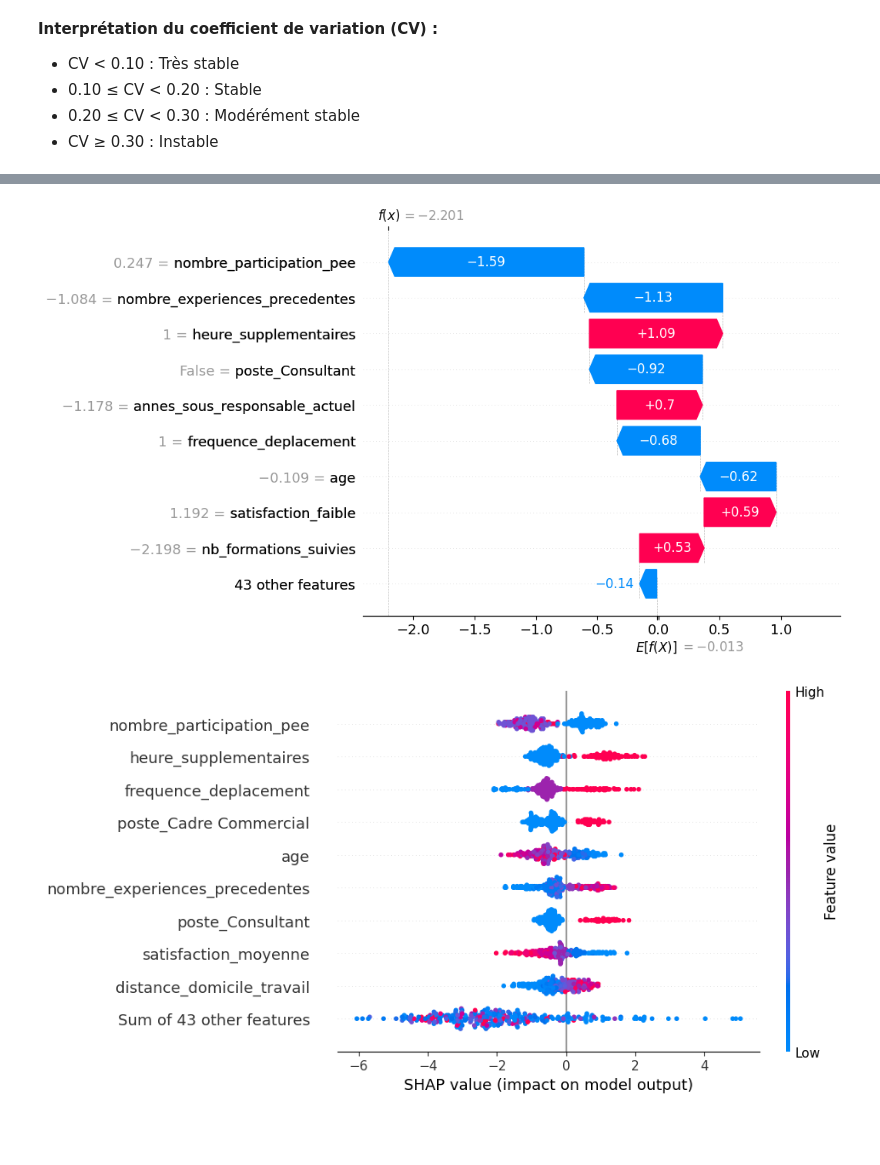
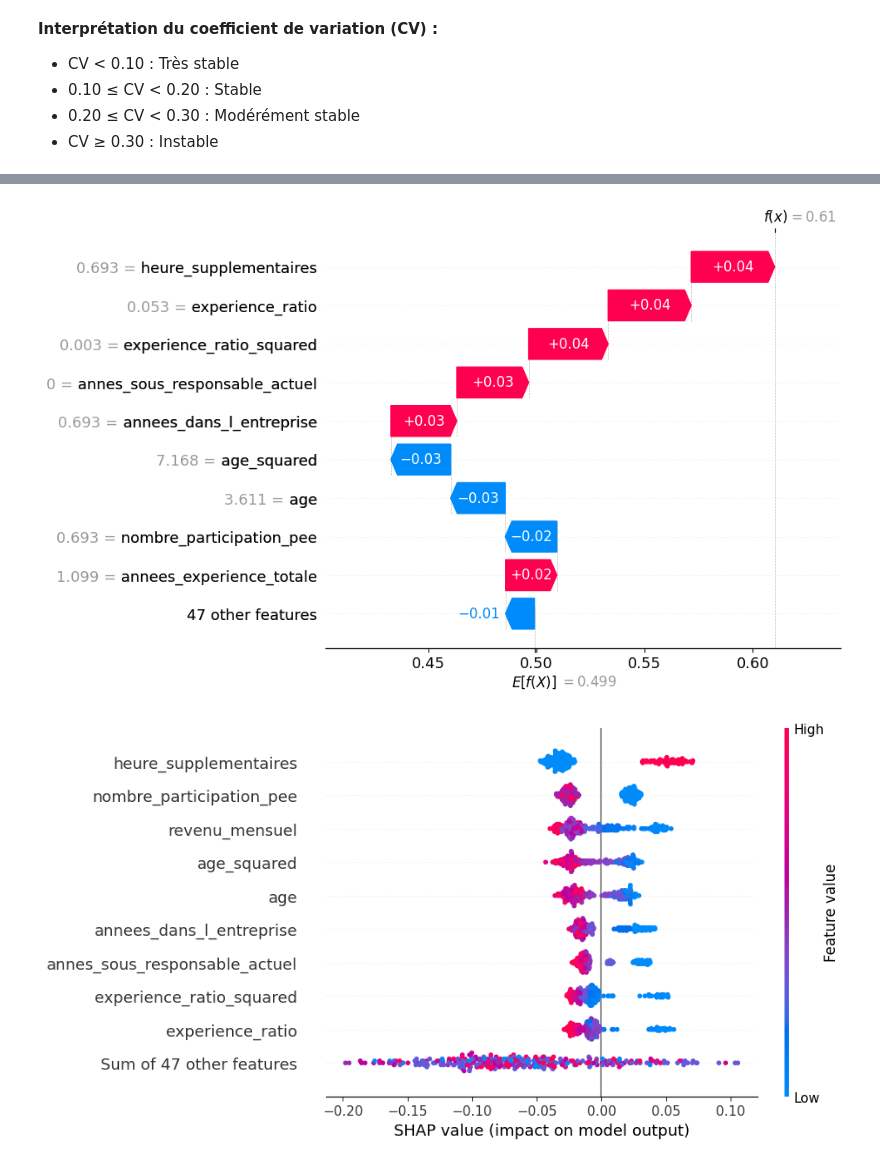
Before and after one commit to Christophe-Ringot/projet_04_OC, a Jupyter notebook: main.ipynb, the cells around one changed output, grey strips where cells are left out. Drawn from its saved outputs; the diff is of its cells as text; code cells hidden in the pictures; blank space fills up the shorter version.

```diff
--- a/main.ipynb
+++ b/main.ipynb
@@ -741,5 +801,5 @@ for model_name in ['Logistic Regression', 'Random Forest', 'XGBoost']:
 # %%
-fig, axes = plt.subplots(1, 3, figsize=(18, 6))
+fig, axes = plt.subplots(1, 2, figsize=(12, 6))
 
 colors = ['#2E8B57', '#FF6B6B', '#4ECDC4']
 models = ['Logistic Regression', 'Random Forest', 'XGBoost']
@@ -792,23 +852,6 @@ ax.set_xticklabels([name.replace(' ', '\n') for name in model_names], fontsize=9
 ax.legend(loc='upper right', fontsize=9)
 ax.grid(True, alpha=0.3)
 
-ax = axes[2]
-
-folds = list(range(1, 11))
-
-for i, model in enumerate(models):
-    model_scores = cv_df[cv_df['model'] == model]['fbeta_score'].tolist()
-    ax.plot(folds, model_scores, 'o-', linewidth=3, markersize=8,
-            color=colors[i], label=model, markerfacecolor='white',
-            markeredgewidth=2, markeredgecolor=colors[i])
-
-ax.set_xlabel('Numéro du Fold')
-ax.set_ylabel('F-Beta Score')
-ax.set_title('Performances par Fold', fontweight='bold')
-ax.set_xticks(folds)
-ax.legend(loc='best', fontsize=9)
-ax.grid(True, alpha=0.3)
-
 plt.tight_layout()
 plt.show()
 # %% [output]
@@ -1074,29 +1215,61 @@ plt.show()
 # %%
+numerical_cols = X_train.select_dtypes(include=[np.number]).columns.tolist()
+categorical_cols = X_train.select_dtypes(exclude=[np.number]).columns.tolist()
+
+num_feature_names = [f"{col}" for col in numerical_cols]
+
+cat_feature_names = []
+for col in categorical_cols:
+    unique_values = sorted(X_train[col].unique())
+
+    for val in unique_values[1:]:
+        cat_feature_names.append(f"{col}_{val}")
+
+all_feature_names = num_feature_names + cat_feature_names
+
+n_features = X_test_tree.shape[1]
+if len(all_feature_names) != n_features:
+    if len(all_feature_names) < n_features:
+        all_feature_names += [f"feature_{i}" for i in range(len(all_feature_names), n_features)]
+    else:
+        all_feature_names = all_feature_names[:n_features]
+
 X_test_df = pd.DataFrame(
-    X_test_final,
-    columns=X_test_final.columns
+    X_test_tree,
+    columns=all_feature_names
 )
 
-explainer = shap.TreeExplainer(xgb_clf)
+explainer = shap.TreeExplainer(best_rf)
 shap_values = explainer.shap_values(X_test_df)
 
+if isinstance(shap_values, list) and len(shap_values) == 2:
+    shap_values = shap_values[1]
+elif isinstance(shap_values, np.ndarray):
+    if len(shap_values.shape) == 3:
+        shap_values = shap_values[:, :, 1]
 
-idx_depart = y_test[y_test == 1].index[0]
-idx_in_test = X_test_df.index.get_loc(idx_depart)
+if isinstance(explainer.expected_value, list):
+    base_value = explainer.expected_value[1]
+elif isinstance(explainer.expected_value, np.ndarray) and len(explainer.expected_value) > 1:
+    base_value = explainer.expected_value[1]
+else:
+    base_value = explainer.expected_value
+
+idx_depart = 4
 
 shap.plots.waterfall(shap.Explanation(
-    values=shap_values[idx_in_test],
-    base_values=explainer.expected_value,
-    data=X_test_df.iloc[idx_in_test],
-    feature_names=X_test_df.columns.tolist()
+    values=shap_values[idx_depart],
+    base_values=base_value,
+    data=X_test_df.iloc[idx_depart],
+    feature_names=all_feature_names
 ))
 
 shap.plots.beeswarm(shap.Explanation(
     values=shap_values,
-    base_values=explainer.expected_value,
-    data=X_test_df,
-    feature_names=X_test_df.columns.tolist()
+    base_values=base_value,
+    data=X_test_df.values,
+    feature_names=all_feature_names
 ), max_display=10)
 # %% [output]
-[figure, old version]
+[figure, new version]
-[figure, old version]
+[figure, new version]
```
Also changed, not shown: parts of 54 cells of this notebook.
